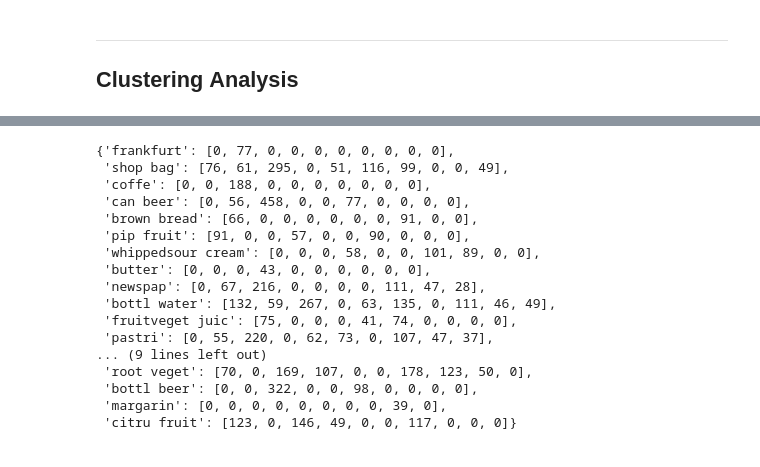
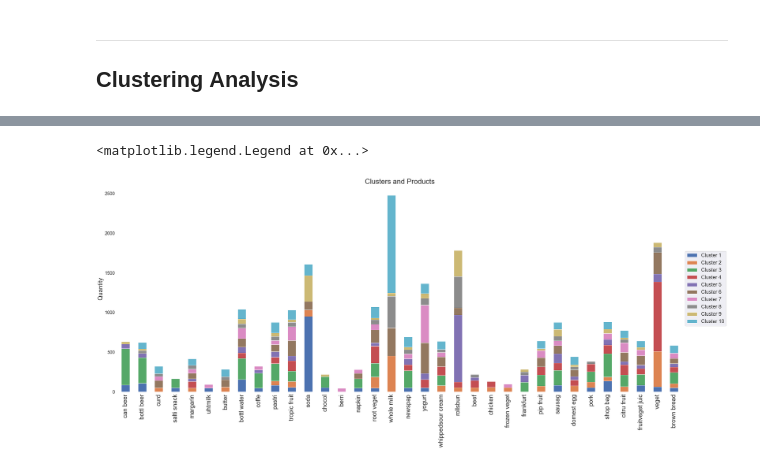
Before and after one commit to filippotessaro/DM-Project, a Jupyter notebook: Src/Clustering.ipynb, the cells around one changed output, grey strips where cells are left out. Drawn from its saved outputs; the diff is of its cells as text; code cells hidden in the pictures.

Commit message:
ficed top 10 plot

```diff
--- a/Src/Clustering.ipynb
+++ b/Src/Clustering.ipynb
@@ -372,21 +346,25 @@ Cluster 2:
-# %%
-count
-# %% [output]
-{'frankfurt': [0, 77, 0, 0, 0, 0, 0, 0, 0, 0],
- 'shop bag': [76, 61, 295, 0, 51, 116, 99, 0, 0, 49],
- 'coffe': [0, 0, 188, 0, 0, 0, 0, 0, 0, 0],
- 'can beer': [0, 56, 458, 0, 0, 77, 0, 0, 0, 0],
- 'brown bread': [66, 0, 0, 0, 0, 0, 0, 91, 0, 0],
- 'pip fruit': [91, 0, 0, 57, 0, 0, 90, 0, 0, 0],
- 'whippedsour cream': [0, 0, 0, 58, 0, 0, 101, 89, 0, 0],
- 'butter': [0, 0, 0, 43, 0, 0, 0, 0, 0, 0],
- 'newspap': [0, 67, 216, 0, 0, 0, 0, 111, 47, 28],
- 'bottl water': [132, 59, 267, 0, 63, 135, 0, 111, 46, 49],
- 'fruitveget juic': [75, 0, 0, 0, 41, 74, 0, 0, 0, 0],
- 'pastri': [0, 55, 220, 0, 62, 73, 0, 107, 47, 37],
-... (9 lines left out)
- 'root veget': [70, 0, 169, 107, 0, 0, 178, 123, 50, 0],
- 'bottl beer': [0, 0, 322, 0, 0, 98, 0, 0, 0, 0],
- 'margarin': [0, 0, 0, 0, 0, 0, 0, 0, 39, 0],
- 'citru fruit': [123, 0, 146, 49, 0, 0, 117, 0, 0, 0]}
+# %%
+count
+df = pd.DataFrame(count)
+
+import pandas as pd
+from matplotlib.pyplot import *
+
+fig, ax = plt.subplots(figsize=(40,15))
+#fig.figure(figsize=[40,20])
+ax.set_facecolor("white")
+df.T.plot(kind='bar', stacked=True,ax=ax)
+
+
+plt.ylabel('Quantity',fontsize=24)
+plt.title('Clusters and Products',fontsize=28)
+plt.xticks(fontsize=24)
+plt.yticks(fontsize=18)
+#plt.yticks(np.arange(0, 81, 10))
+#plt.legend(["Cluster " + str(x) for x in range(1, 11)], loc='center left', bbox_to_anchor=(1, 0.5),fontsize=20)
+#ax.set_xticks(unique_labels)
+ax.legend(["Cluster " + str(x) for x in range(1, 11)], loc='center left', bbox_to_anchor=(1, 0.5),fontsize=20)
+# %% [output]
+<matplotlib.legend.Legend at 0x...>
+[figure, added]
 # %%
```
Also changed, not shown: parts of 20 cells of this notebook.
